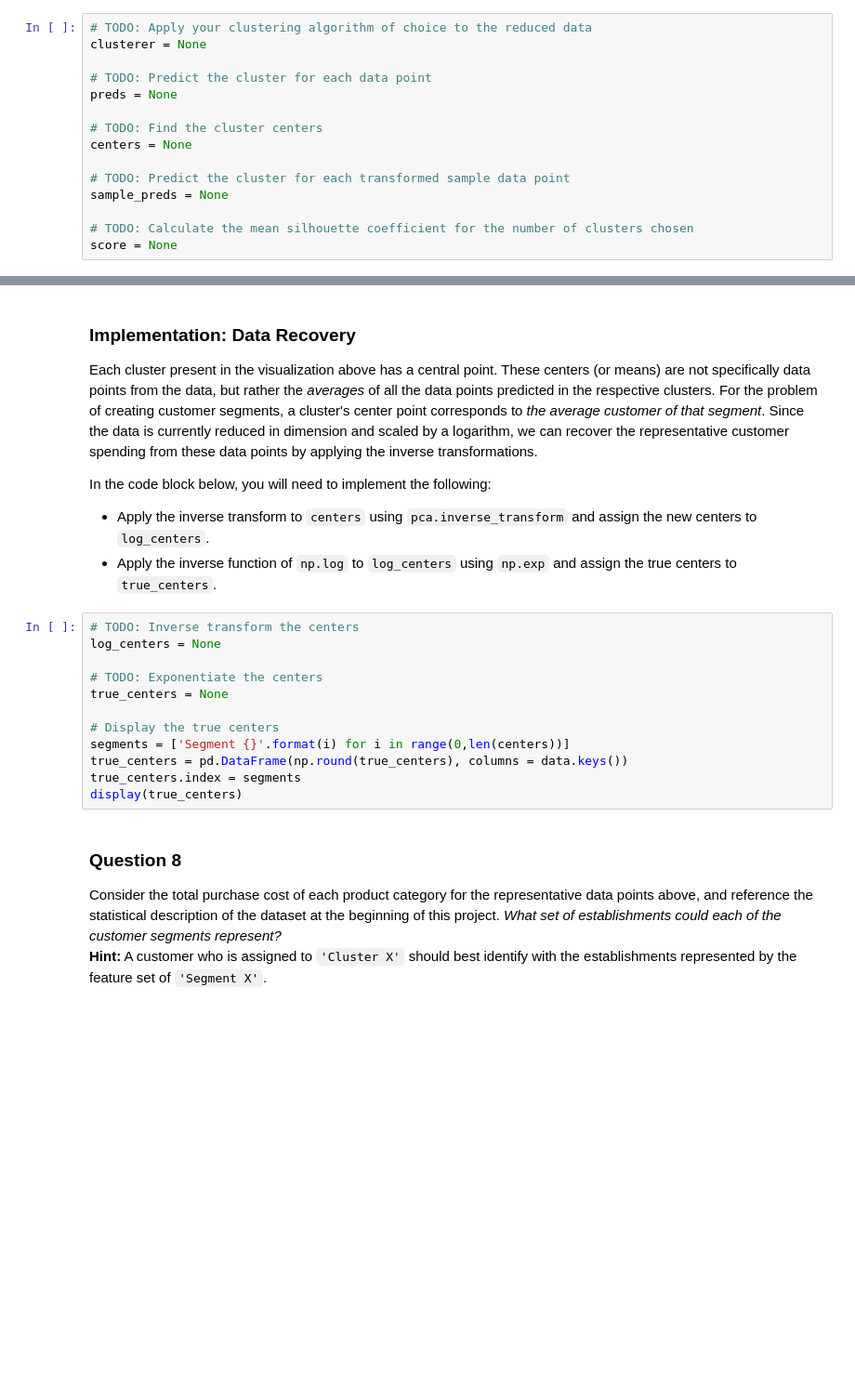
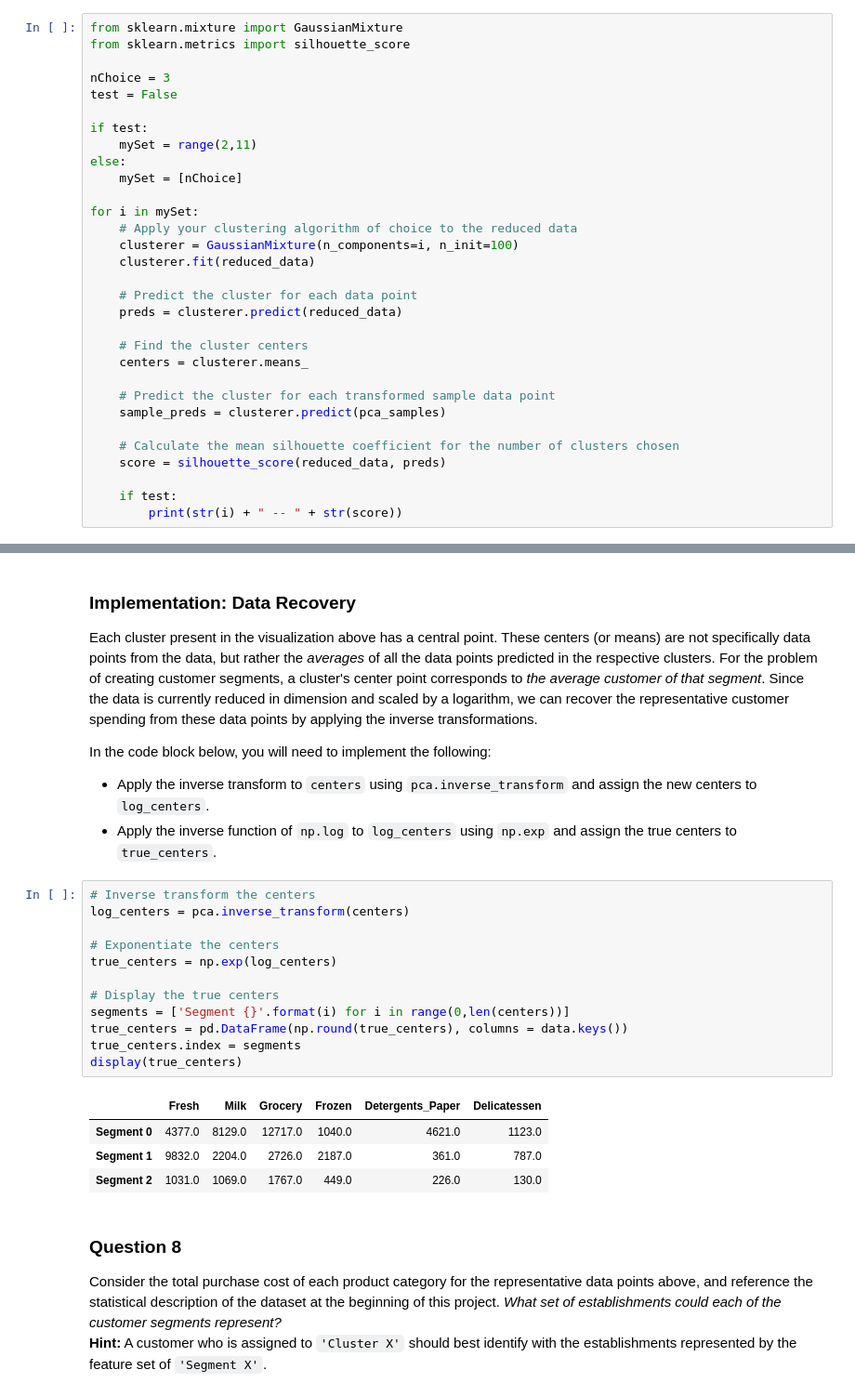
Before and after one commit to thomasmercier/udacity-project-customer-segments, a Jupyter notebook: customer_segments.ipynb, the cells around one changed output, grey strips where cells are left out. Shown at 93% size. Cells and saved outputs as stored; diff of their text form; blank space fills up the shorter version.

```diff
--- a/customer_segments.ipynb
+++ b/customer_segments.ipynb
@@ -363,20 +383,36 @@ In the code block below, you will need to implement the following:
  - Import `sklearn.metrics.silhouette_score` and calculate the silhouette score of `reduced_data` against `preds`.
    - Assign the silhouette score to `score` and print the result.
 # %%
-# TODO: Apply your clustering algorithm of choice to the reduced data
-clusterer = None
+from sklearn.mixture import GaussianMixture
+from sklearn.metrics import silhouette_score
 
-# TODO: Predict the cluster for each data point
-preds = None
+nChoice = 3
+test = False
 
-# TODO: Find the cluster centers
-centers = None
+if test:
+    mySet = range(2,11)
+else:
+    mySet = [nChoice]
 
-# TODO: Predict the cluster for each transformed sample data point
-sample_preds = None
+for i in mySet:
+    # Apply your clustering algorithm of choice to the reduced data
+    clusterer = GaussianMixture(n_components=i, n_init=100)
+    clusterer.fit(reduced_data)
 
-# TODO: Calculate the mean silhouette coefficient for the number of clusters chosen
-score = None
+    # Predict the cluster for each data point
+    preds = clusterer.predict(reduced_data)
+
+    # Find the cluster centers
+    centers = clusterer.means_
+
+    # Predict the cluster for each transformed sample data point
+    sample_preds = clusterer.predict(pca_samples)
+
+    # Calculate the mean silhouette coefficient for the number of clusters chosen
+    score = silhouette_score(reduced_data, preds)
+
+    if test:
+        print(str(i) + " -- " + str(score))
 # %% [markdown]
 ### Question 7
 *Report the silhouette score for several cluster numbers you tried. Of these, which number of clusters has the best silhouette score?*
@@ -396,17 +446,22 @@ In the code block below, you will need to implement the following:
  - Apply the inverse transform to `centers` using `pca.inverse_transform` and assign the new centers to `log_centers`.
  - Apply the inverse function of `np.log` to `log_centers` using `np.exp` and assign the true centers to `true_centers`.
 # %%
-# TODO: Inverse transform the centers
-log_centers = None
+# Inverse transform the centers
+log_centers = pca.inverse_transform(centers)
 
-# TODO: Exponentiate the centers
-true_centers = None
+# Exponentiate the centers
+true_centers = np.exp(log_centers)
 
 # Display the true centers
 segments = ['Segment {}'.format(i) for i in range(0,len(centers))]
 true_centers = pd.DataFrame(np.round(true_centers), columns = data.keys())
 true_centers.index = segments
 display(true_centers)
+# %% [output]
+|  | Fresh | Milk | Grocery | Frozen | Detergents_Paper | Delicatessen |
+| Segment 0 | 4377.0 | 8129.0 | 12717.0 | 1040.0 | 4621.0 | 1123.0 |
+| Segment 1 | 9832.0 | 2204.0 | 2726.0 | 2187.0 | 361.0 | 787.0 |
+| Segment 2 | 1031.0 | 1069.0 | 1767.0 | 449.0 | 226.0 | 130.0 |
 # %% [markdown]
 ### Question 8
 Consider the total purchase cost of each product category for the representative data points above, and reference the statistical description of the dataset at the beginning of this project. *What set of establishments could each of the customer segments represent?*
```
Also changed, not shown: parts of 26 cells of this notebook.
